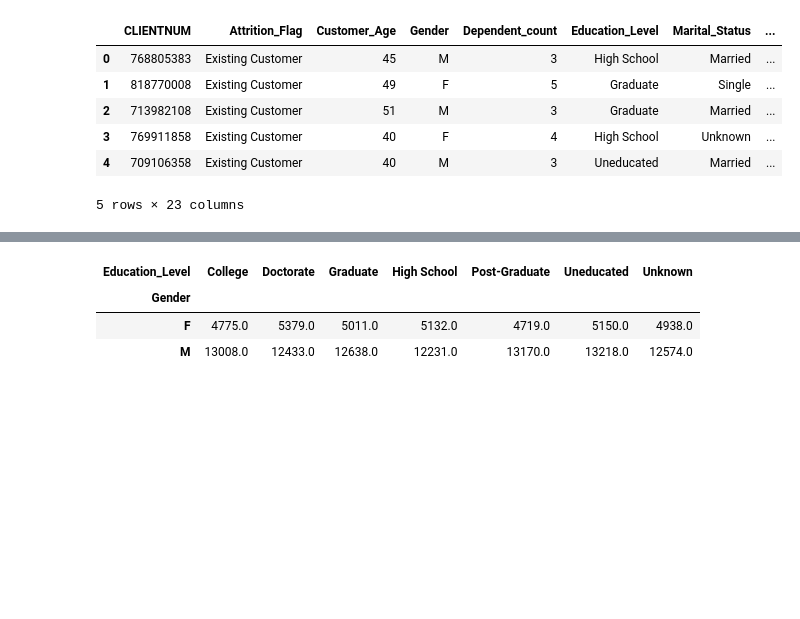
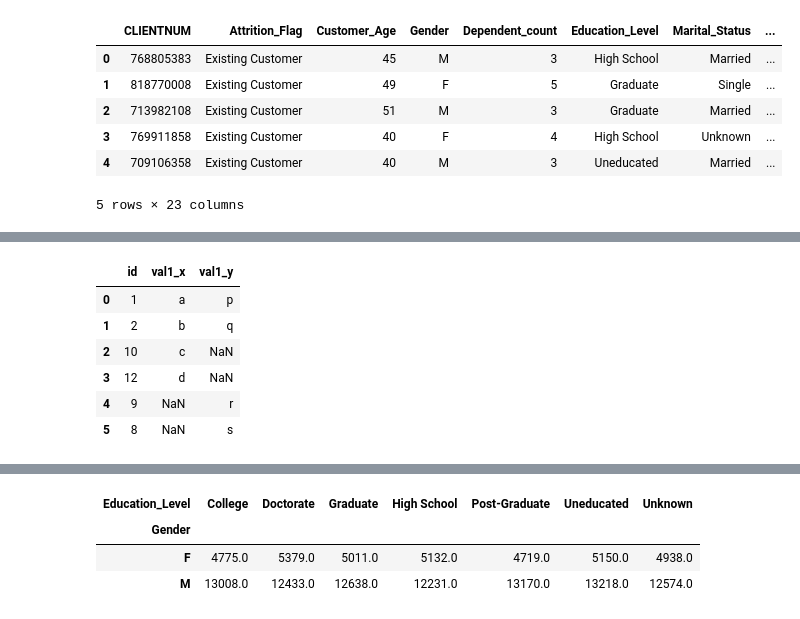
Before and after one commit to nitin333/ML-JupyterNotebooks, a Jupyter notebook: DataProcessing_Training.ipynb, the cells around one changed output, grey strips where cells are left out. Drawn from its saved outputs; the diff is of its cells as text; code cells hidden in the pictures; blank space fills up the shorter version.

```diff
--- a/DataProcessing_Training.ipynb
+++ b/DataProcessing_Training.ipynb
@@ -89,3 +96,23 @@ new_df = pd.merge(df1, df2,  how='left', left_on=['df1_c1','df1_c2'], right_on =
 # %%
 # Using Index as the Join Keys for Merging DataFrames
 df_merged = df1.merge(df2, left_index=True, right_index=True)
+# %%
+# importing pandas
+import pandas as pd
+
+# Creating dataframe a
+a = pd.DataFrame()
+
+# Creating Dictionary
+b = {'id': [1, 2, 10, 12],
+     'val1': ['a', 'b', 'c', 'd']}
+
+a = pd.DataFrame(b)
+
+# Creating dataframe b
+c = pd.DataFrame()
+
+# Creating dictionary
+c = {'id': [1, 2, 9, 8],
+     'val1': ['p', 'q', 'r', 's']}
+d = pd.DataFrame(c)
@@ -91,0 +165,13 @@ df_merged = df1.merge(df2, left_index=True, right_index=True)
+# %%
+# full outer join
+df4 = pd.merge(a, d, on='id', how='outer')
+# %%
+df4
+# %% [output]
+|  | id | val1_x | val1_y |
+| 0 | 1 | a | p |
+| 1 | 2 | b | q |
+| 2 | 10 | c | NaN |
+| 3 | 12 | d | NaN |
+| 4 | 9 | NaN | r |
+| 5 | 8 | NaN | s |
```
Also changed, not shown: parts of 25 cells of this notebook, 1 other file.
